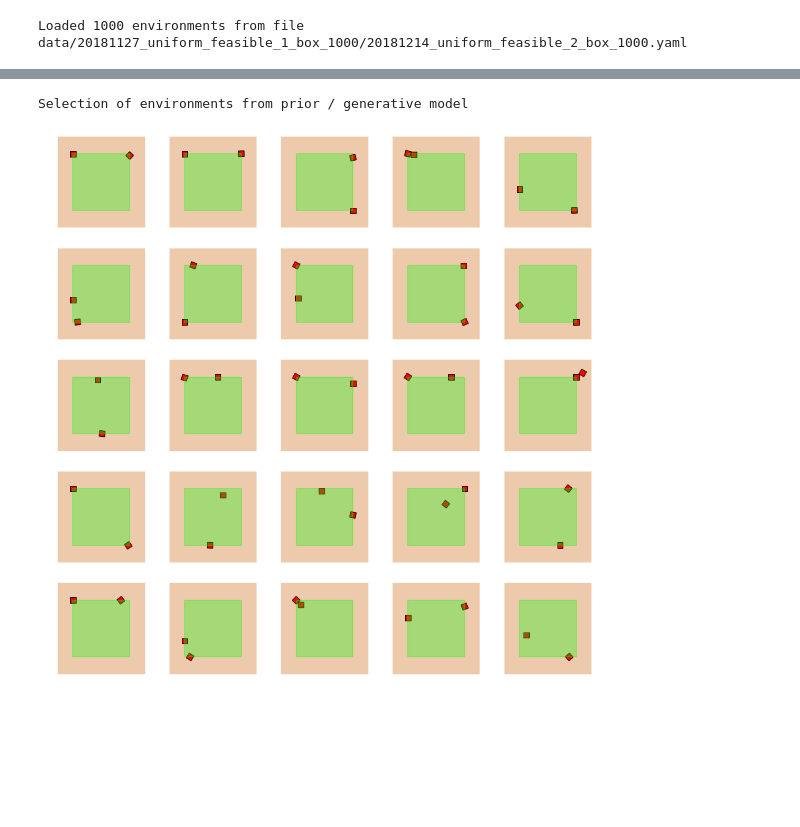
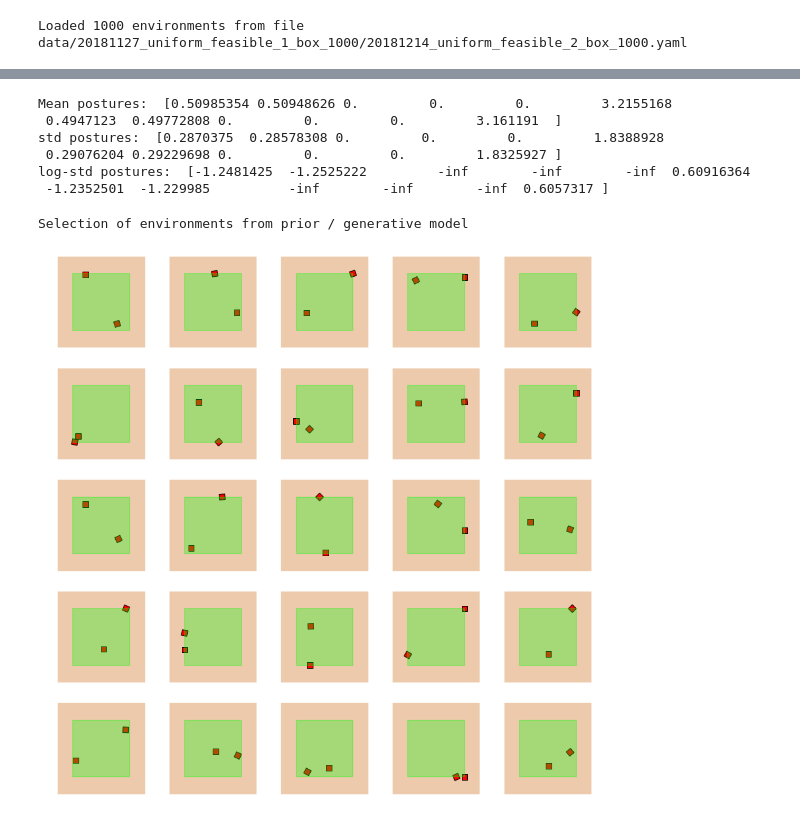
Before and after one commit to gizatt/scene_generation, a Jupyter notebook: 20181213 Differentiable Feasibility Projection Sandbox.ipynb, the cells around one changed output, grey strips where cells are left out. Cells and saved outputs as stored; diff of their text form; code cells hidden in the pictures; blank space fills up the shorter version.

```diff
--- a/20181213 Differentiable Feasibility Projection Sandbox.ipynb
+++ b/20181213 Differentiable Feasibility Projection Sandbox.ipynb
@@ -219,26 +253,26 @@ ik_constraints = [diff_nlp.object_origins_within_bounds_constraint_constructor_f
 
 def expand_partial_pose_to_full_pose(n_boxes, last_poses, this_pose):
     full_poses = torch.zeros(this_pose.shape[0], n_boxes*6,
-                             requires_grad=this_pose.requires_grad,
+                             requires_grad=False,
                              dtype=this_pose.dtype)
     for k in range(n_boxes):
         if (k == n_boxes - 1):
-            full_poses[:, k*6 + 0] += this_pose[:, 0]
-            full_poses[:, k*6 + 1] += this_pose[:, 1]
-            full_poses[:, k*6 + 5] += this_pose[:, 2]
+            full_poses[:, k*6 + 0] = this_pose[:, 0]
+            full_poses[:, k*6 + 1] = this_pose[:, 1]
+            full_poses[:, k*6 + 5] = this_pose[:, 2]
         else:
-            full_poses[:, k*6 + 0] += last_poses[:, k*3+0]
-            full_poses[:, k*6 + 1] += last_poses[:, k*3+1]
-            full_poses[:, k*6 + 5] += last_poses[:, k*3+2]
+            full_poses[:, k*6 + 0] = last_poses[:, k*3+0]
+            full_poses[:, k*6 + 1] = last_poses[:, k*3+1]
+            full_poses[:, k*6 + 5] = last_poses[:, k*3+2]
     return full_poses
 
 def collapse_full_pose_to_partial_pose(n_boxes, pose):
-    partial_pose = torch.zeros(pose.shape[0], n_boxes*3, requires_grad=pose.requires_grad,
+    partial_pose = torch.zeros(pose.shape[0], n_boxes*3, requires_grad=False,
                        dtype=pose.dtype)
     for k in range(n_boxes):
-        partial_pose[:, k*3+0] += pose[:, k*6 + 0]
-        partial_pose[:, k*3+1] += pose[:, k*6 + 1]
-        partial_pose[:, k*3+2] += pose[:, k*6 + 5]
+        partial_pose[:, k*3+0] = pose[:, k*6 + 0]
+        partial_pose[:, k*3+1] = pose[:, k*6 + 1]
+        partial_pose[:, k*3+2] = pose[:, k*6 + 5]
     return partial_pose
 
 # Sample an exactly 2-object environment
@@ -252,8 +286,8 @@ def model(data = torch.Tensor(0, 12), use_projection=True, subsample_size=None):
 
     # Object placement distribution is shared across objects
     # (maybe switch this to Normal-inverse-Wishart_distribution, if supported?)
-    box_mean = pyro.sample('box_mean', dist.Normal(0.5, 0.25).expand([3]).to_event(1))
-    box_var = pyro.sample('box_var', dist.LogNormal(0.5, 0.25).expand([3]).to_event(1))
+    box_mean = pyro.sample('box_mean', dist.Normal(0.5, 0.5).expand([3]).to_event(1))
+    box_var = pyro.sample('box_var', dist.LogNormal(-1.25, 0.50).expand([3]).to_event(1))
     box_dist = dist.MultivariateNormal(box_mean, torch.diag(box_var))
 
     with pyro.plate('data', n, subsample_size=subsample_size) as ind:
@@ -270,15 +304,15 @@ def model(data = torch.Tensor(0, 12), use_projection=True, subsample_size=None):
                 new_pose = pyro.sample("scene_%d_pre_pose" % k, box_dist)
                 projection_dist = diff_nlp.ProjectToFeasibilityWithIKAsDistribution(
                     rbts[k], expand_partial_pose_to_full_pose(k+1, last_scene_config, new_pose),
-                    ik_constraints, 0.1, 0.01)
+                    ik_constraints, 0.05, 0.01)
                 if k == N_OBJECTS - 1:
                     projected_pose = pyro.sample("scene_%d_pose" % k, projection_dist, obs=data_obs[:, :])
                     generated_data[:, :] = collapse_full_pose_to_partial_pose(N_OBJECTS, projected_pose)[:, :]
                 else:
-                    projected_pose = pyro.sample("scene_%d_pose" % k, projection_dist)
+                    projected_pose = pyro.sample("scene_%d_pose" % k, projection_dist, obs=data_obs[:, :6*k+6])
                 last_scene_config = projected_pose
             else:
-                projected_pose = pyro.sample("box_%d_pose" % k, box_dist, obs=data_obs[:, [k*3, k*3+1, k*3+5]])
+                projected_pose = pyro.sample("box_%d_pose" % k, box_dist, obs=data_obs[:, [k*6, k*6+1, k*6+5]])
                 generated_data[:, (k*3):(k*3+3)] = projected_pose[:, :]
 
     return generated_data
@@ -337,17 +371,32 @@ tensor([[1.9005e-01, 1.8674e-02, 6.5694e-01, 6.9142e-01, 2.1117e-01, 1.5218e+00]
+# %%
+# Some statistics over what we expect of environment mean + var
+data = vectorize_environments(environments).detach().numpy()
+print "Mean postures: ", np.mean(data, axis=0)
+print "std postures: ", np.std(data, axis=0)
+print "log-std postures: ", np.log(np.std(data, axis=0))
+# %% [output]
+Mean postures:  [0.50985354 0.50948626 0.         0.         0.         3.2155168
+ 0.4947123  0.49772808 0.         0.         0.         3.161191  ]
+std postures:  [0.2870375  0.28578308 0.         0.         0.         1.8388928
+ 0.29076204 0.29229698 0.         0.         0.         1.8325927 ]
+log-std postures:  [-1.2481425  -1.2525222         -inf        -inf        -inf  0.60916364
+ -1.2352501  -1.229985          -inf        -inf        -inf  0.6057317 ]
 # %%
 plt.figure().set_size_inches(12, 12)
 print "Selection of environments from prior / generative model"
 N = 5
 
 for i in range(N):
     for j in range(N):
         plt.subplot(N, N, i*N+j+1)
-        draw_environment(devectorize_environments(model())[0], plt.gca())
+        draw_environment(devectorize_environments(
+            poutine.condition(model, data={"box_var": torch.Tensor([0.25, 0.25, 3.1415]),
+                                           "box_mean": torch.Tensor([0.5, 0.5, 3.1415])})())[0], plt.gca())
         plt.grid(True)
 plt.tight_layout()
 # %% [output]
 Selection of environments from prior / generative model
-[figure, old version]
+[figure, new version]
 # %%
 # Rig for SVI.
 from collections import defaultdict
```
Also changed, not shown: parts of 9 cells of this notebook, 1 other file.
